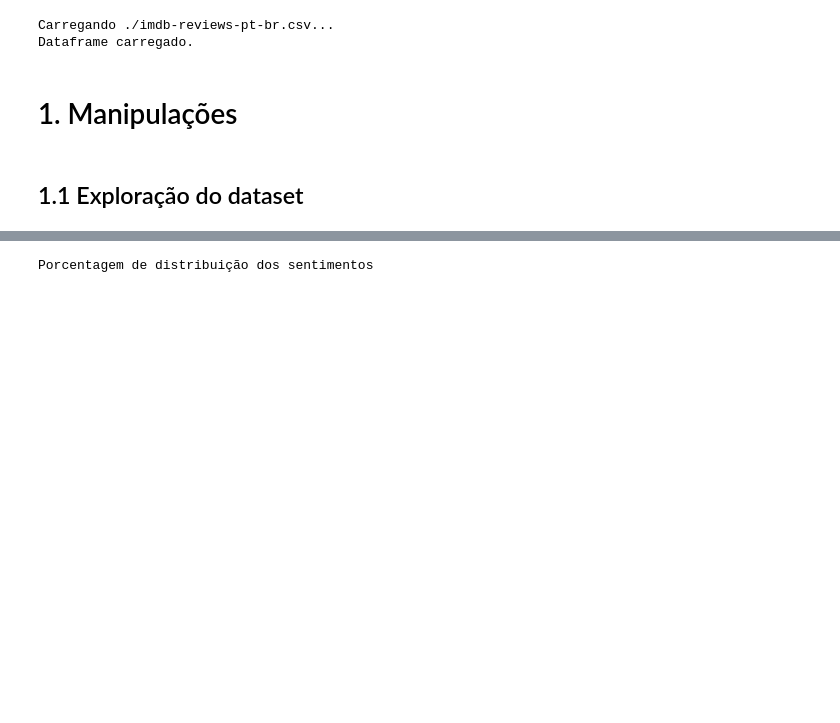
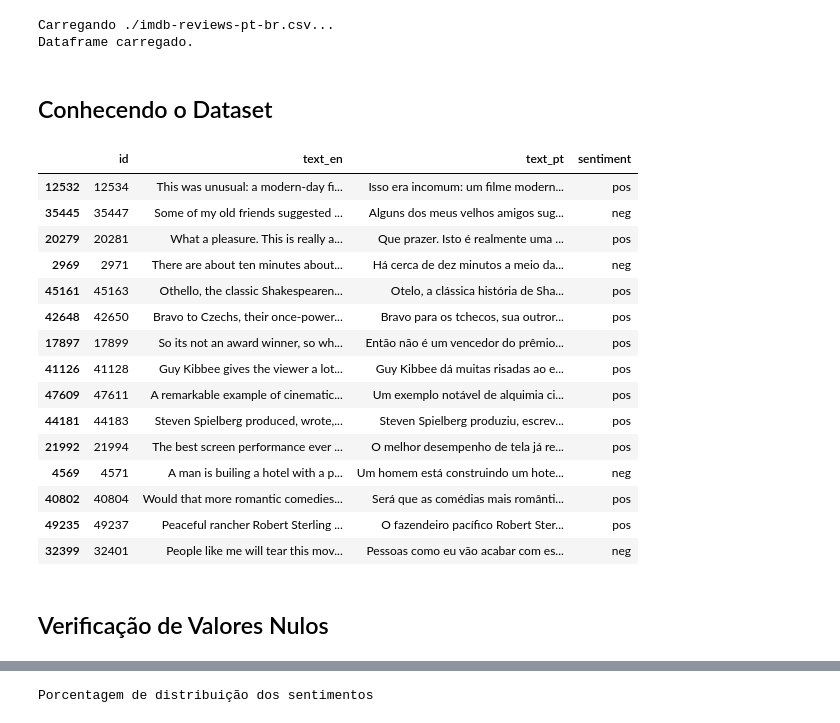
Before and after one commit to fiapIA/processamento_de_linguagem_natural, a Jupyter notebook: trabalho_final.ipynb, the cells around one changed output, grey strips where cells are left out. Cells and saved outputs as stored; diff of their text form; code cells hidden in the pictures; blank space fills up the shorter version.

```diff
--- a/trabalho_final.ipynb
+++ b/trabalho_final.ipynb
@@ -52,7 +63,26 @@ print("Dataframe carregado.")
 # %% [output]
 Carregando ./imdb-reviews-pt-br.csv...
 Dataframe carregado.
-# %% [markdown]
-# 1. Manipulações
-# %% [markdown]
-## 1.1 Exploração do dataset
+# %% [markdown]
+## Conhecendo o Dataset
+# %%
+df.sample(15, random_state = random_state)
+# %% [output]
+|  | id | text_en | text_pt | sentiment |
+| 12532 | 12534 | This was unusual: a modern-day fi... | Isso era incomum: um filme modern... | pos |
+| 35445 | 35447 | Some of my old friends suggested ... | Alguns dos meus velhos amigos sug... | neg |
+| 20279 | 20281 | What a pleasure. This is really a... | Que prazer. Isto é realmente uma ... | pos |
+| 2969 | 2971 | There are about ten minutes about... | Há cerca de dez minutos a meio da... | neg |
+| 45161 | 45163 | Othello, the classic Shakespearen... | Otelo, a clássica história de Sha... | pos |
+| 42648 | 42650 | Bravo to Czechs, their once-power... | Bravo para os tchecos, sua outror... | pos |
+| 17897 | 17899 | So its not an award winner, so wh... | Então não é um vencedor do prêmio... | pos |
+| 41126 | 41128 | Guy Kibbee gives the viewer a lot... | Guy Kibbee dá muitas risadas ao e... | pos |
+| 47609 | 47611 | A remarkable example of cinematic... | Um exemplo notável de alquimia ci... | pos |
+| 44181 | 44183 | Steven Spielberg produced, wrote,... | Steven Spielberg produziu, escrev... | pos |
+| 21992 | 21994 | The best screen performance ever ... | O melhor desempenho de tela já re... | pos |
+| 4569 | 4571 | A man is builing a hotel with a p... | Um homem está construindo um hote... | neg |
+| 40802 | 40804 | Would that more romantic comedies... | Será que as comédias mais românti... | pos |
+| 49235 | 49237 | Peaceful rancher Robert Sterling ... | O fazendeiro pacífico Robert Ster... | pos |
+| 32399 | 32401 | People like me will tear this mov... | Pessoas como eu vão acabar com es... | neg |
+# %% [markdown]
+## Verificação de Valores Nulos
```
Also changed, not shown: parts of 34 cells of this notebook.
